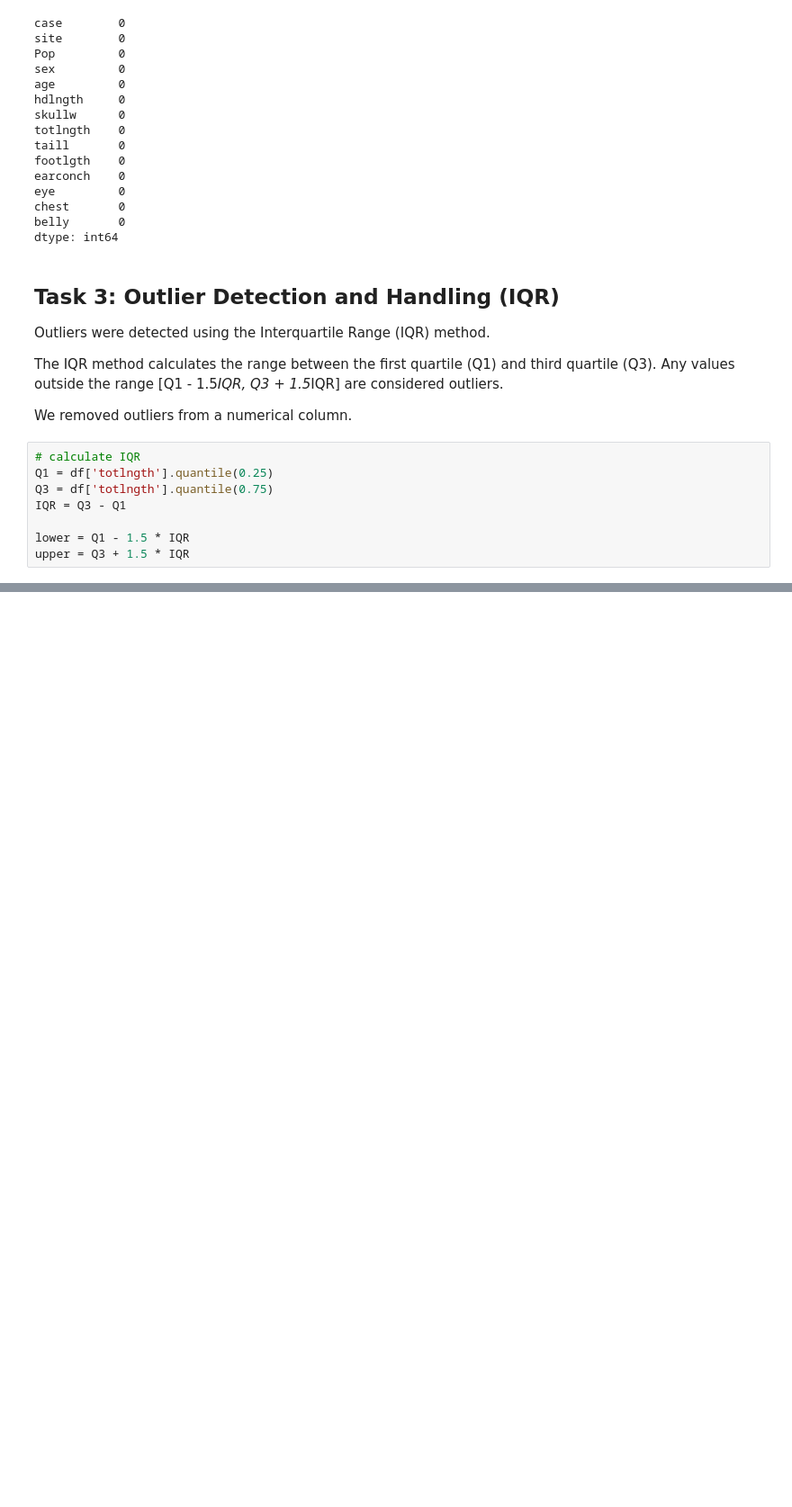
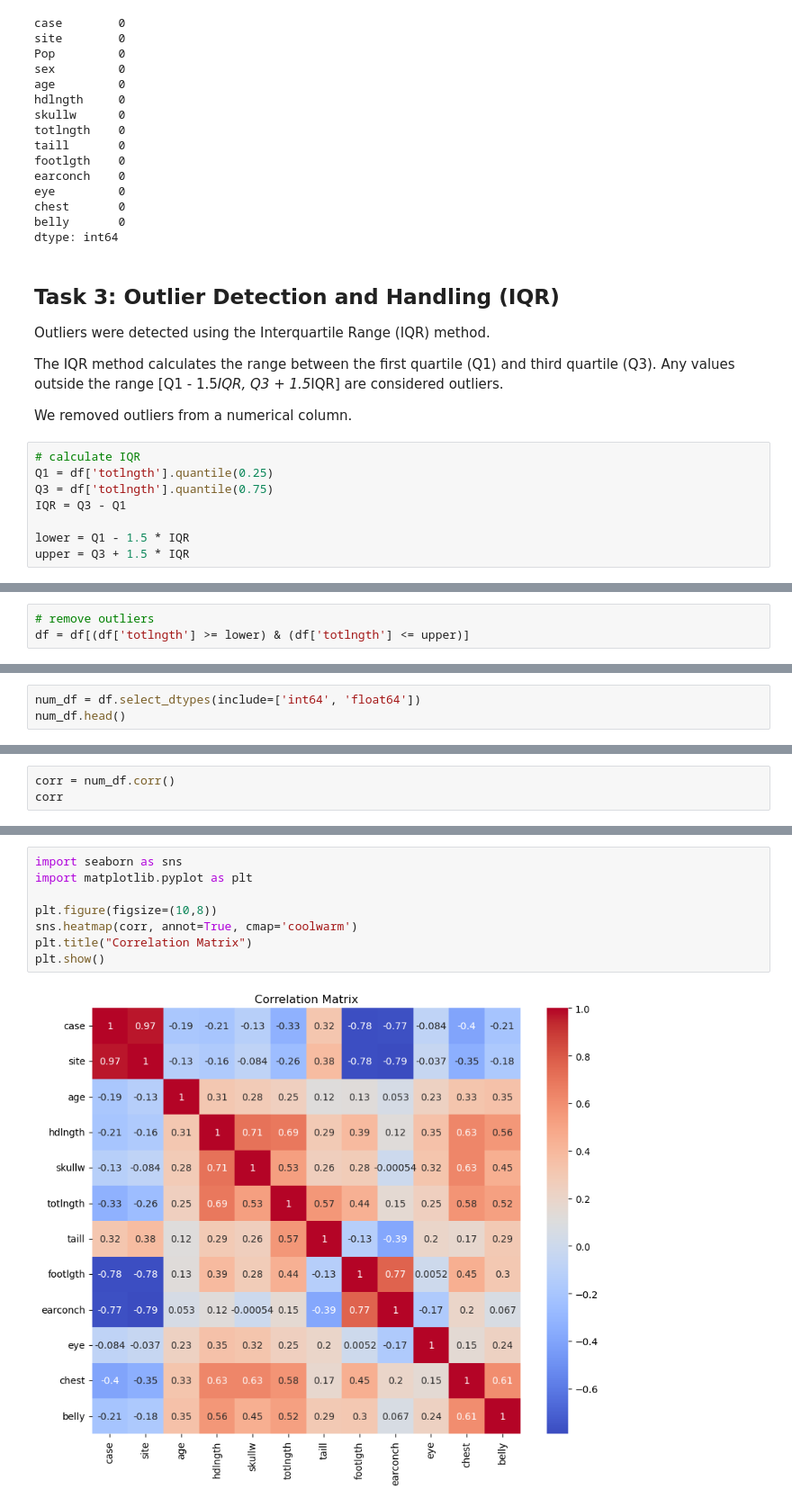
Before and after one commit to xcsi/ML-Lab4, a Jupyter notebook: possumMLlab4.ipynb, the cells around one changed output, grey strips where cells are left out. Shown at 90% size. Cells and saved outputs as stored; diff of their text form; blank space fills up the shorter version.

```diff
--- a/possumMLlab4.ipynb
+++ b/possumMLlab4.ipynb
@@ -163,0 +170,3 @@ upper = Q3 + 1.5 * IQR
+# %%
+# remove outliers
+df = df[(df['totlngth'] >= lower) & (df['totlngth'] <= upper)]
@@ -163,0 +234,3 @@ upper = Q3 + 1.5 * IQR
+# %%
+num_df = df.select_dtypes(include=['int64', 'float64'])
+num_df.head()
@@ -163,0 +244,3 @@ upper = Q3 + 1.5 * IQR
+# %%
+corr = num_df.corr()
+corr
@@ -163,0 +261,10 @@ upper = Q3 + 1.5 * IQR
+# %%
+import seaborn as sns
+import matplotlib.pyplot as plt
+
+plt.figure(figsize=(10,8))
+sns.heatmap(corr, annot=True, cmap='coolwarm')
+plt.title("Correlation Matrix")
+plt.show()
+# %% [output]
+[figure, added]
```
Also changed, not shown: parts of 11 cells of this notebook.
